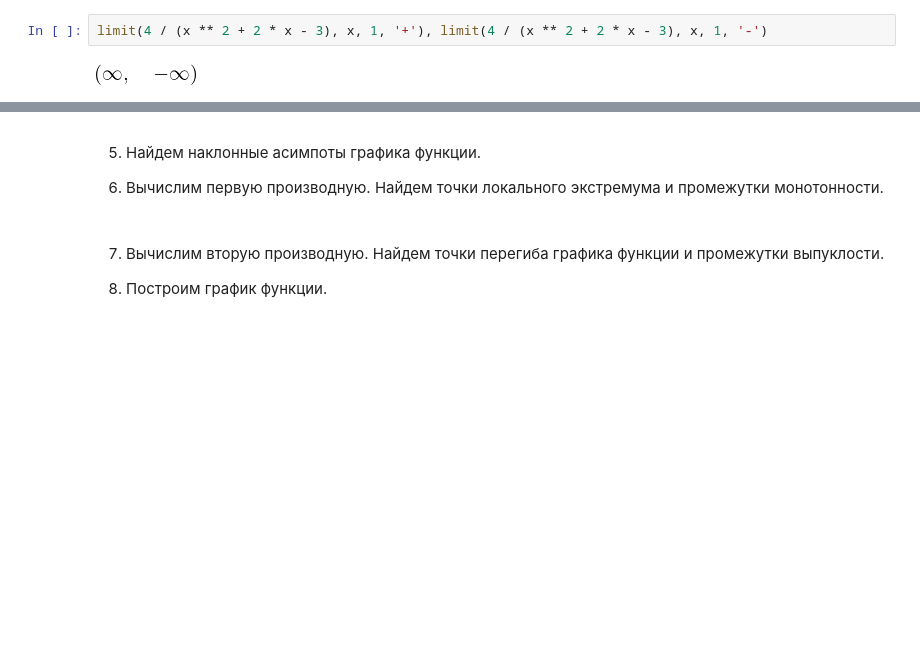
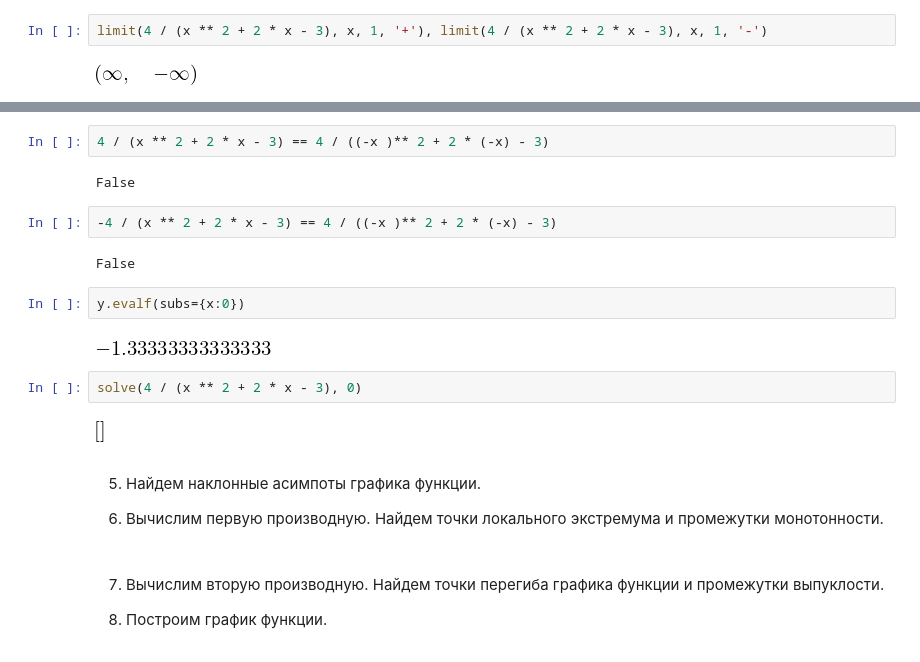
Before and after one commit to OlgaBelitskaya/math_20182019, a Jupyter notebook: mathanalysis_standardcalc209-215.ipynb, the cells around one changed output, grey strips where cells are left out. Drawn from its saved outputs; the diff is of its cells as text; blank space fills up the shorter version.

```diff
--- a/mathanalysis_standardcalc209-215.ipynb
+++ b/mathanalysis_standardcalc209-215.ipynb
@@ -387,3 +418,19 @@ limit(4 / (x ** 2 + 2 * x - 3), x, 1, '+'), limit(4 / (x ** 2 + 2 * x - 3), x, 1
+# %%
+4 / (x ** 2 + 2 * x - 3) == 4 / ((-x )** 2 + 2 * (-x) - 3)
+# %% [output]
+False
+# %%
+-4 / (x ** 2 + 2 * x - 3) == 4 / ((-x )** 2 + 2 * (-x) - 3)
+# %% [output]
+False
+# %%
+y.evalf(subs={x:0})
+# %% [output]
+[figure, added]
+# %%
+solve(4 / (x ** 2 + 2 * x - 3), 0)
+# %% [output]
+[figure, added]
 # %% [markdown]
 5) Найдем наклонные асимпоты графика функции.
 
```
Also changed, not shown: parts of 4 cells of this notebook.
